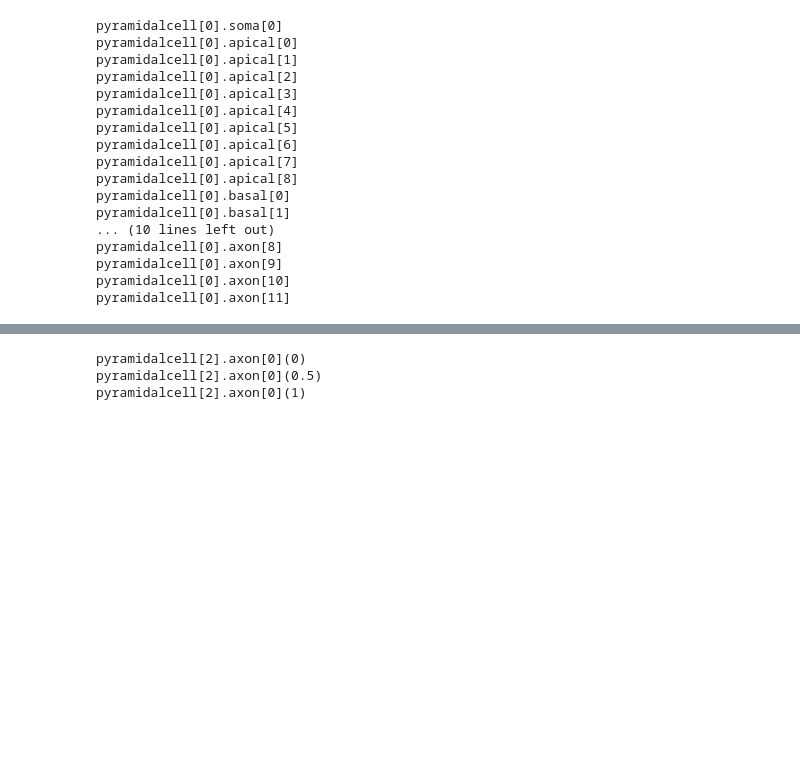
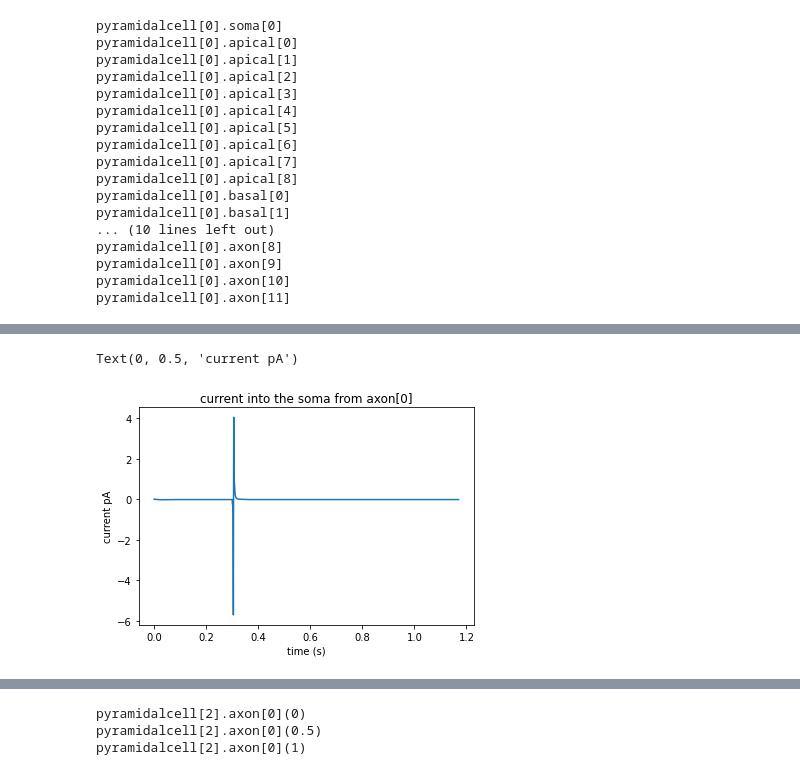
Before and after one commit to ddopp4877/CA1_model, a Jupyter notebook: ch2pyrtesting.ipynb, the cells around one changed output, grey strips where cells are left out. Cells and saved outputs as stored; diff of their text form; code cells hidden in the pictures; blank space fills up the shorter version.

```diff
--- a/ch2pyrtesting.ipynb
+++ b/ch2pyrtesting.ipynb
@@ -112,0 +129,8 @@ for j in range(2):
+# %%
+plt.plot(time[:5850],((np.array(v) - np.array(va))/myCell.soma[0](1).ri())[:5850])
+plt.title('current into the soma from axon[0]')
+plt.xlabel('time (s)')
+plt.ylabel('current pA')
+# %% [output]
+Text(0, 0.5, 'current pA')
+[figure, added]
```
Also changed, not shown: parts of 14 cells of this notebook, 4 other files.
